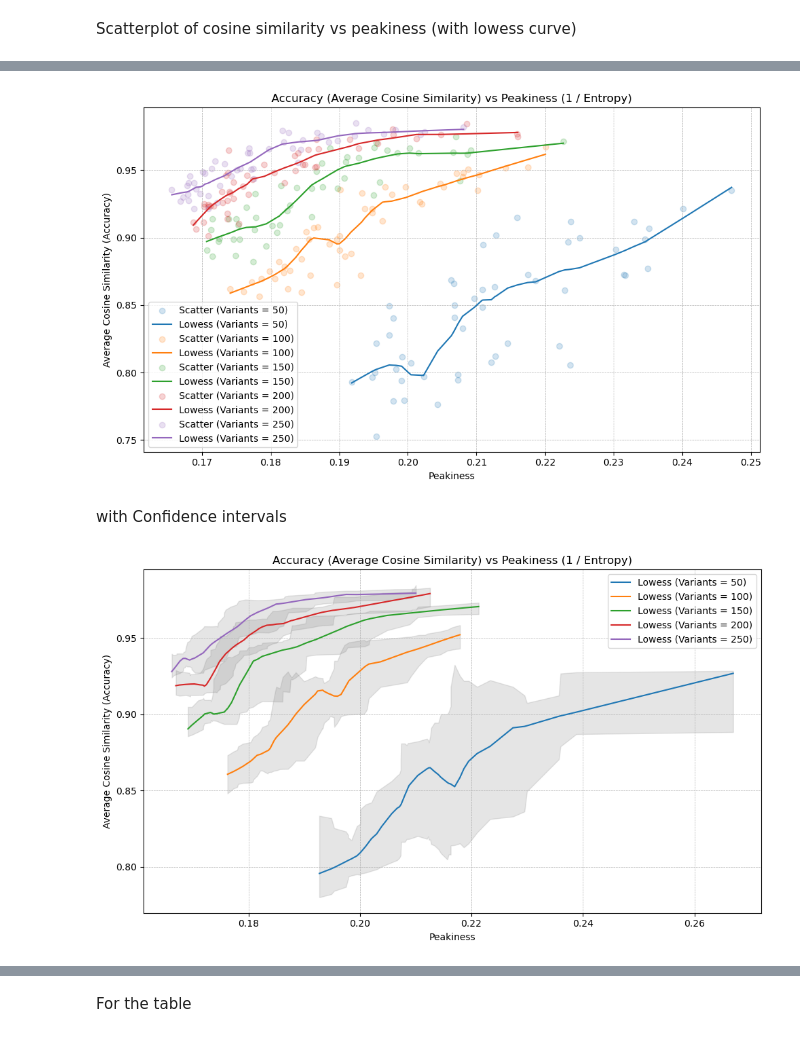
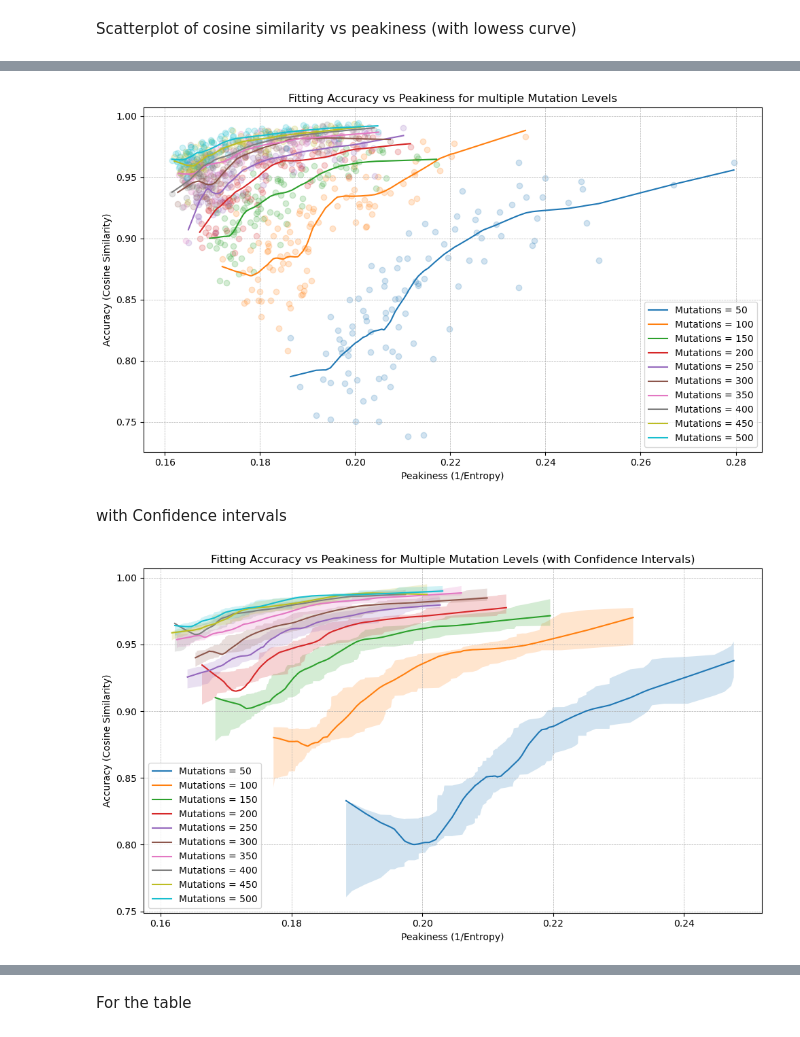
Before and after one commit to Satpat/PeakySigs, a Jupyter notebook: final_code.ipynb, the cells around one changed output, grey strips where cells are left out. Drawn from its saved outputs; the diff is of its cells as text; code cells hidden in the pictures.

```diff
--- a/final_code.ipynb
+++ b/final_code.ipynb
@@ -287,11 +276,16 @@ smoothed = lowess(cosine_sim_avg_vals, peakiness_vals)  # The frac parameter con
 
 #Plot
 plt.figure(figsize=(10, 6))
-plt.scatter(peakiness_vals, cosine_sim_avg_vals, alpha=0.7, label='Data Points')
+plt.scatter(peakiness_vals, cosine_sim_avg_vals, alpha=0.7, label='Samples')
 plt.plot(smoothed[:, 0], smoothed[:, 1], color='red', label='Lowess Smoothing')
-plt.title("Accuracy (Average Cosine Similarity) vs Peakiness (1 / Entropy)")
-plt.xlabel("Peakiness")
-plt.ylabel("Average Cosine Similarity (Accuracy)")
+#bootstrap to get the confidence intervals
+lower, upper = bootstrap_lowess(peakiness_vals, cosine_sim_avg_vals)
+
+#plot the smoothed curve and the confidence intervals
+plt.fill_between(smoothed[:, 0], lower, upper, alpha=0.2)
+plt.title("Fitting Accuracy vs Peakiness")
+plt.xlabel("Peakiness (1/Entropy)")
+plt.ylabel("Accuracy (Cosine Similarity)")
 plt.legend()
 plt.grid(True, which='both', linestyle='--', linewidth=0.5)
 plt.tight_layout()
@@ -302,78 +296,61 @@ plt.show()
 #Set up the plot
 plt.figure(figsize=(10, 6))
 
-#Loop over variants from 50 to 250 in intervals of 50
-for variants in range(50, 251, 50):
-    # Generate and process the data
+#Loop over variants from 50 to 500 in intervals of 50
+for variants in range(50, 501, 50):
+    #generate and process the data
     peakiness_vals, cosine_sim_avg_vals, _ = gather_data_peakiness_vs_accuracy_with_std(peaky_contributions, flat_contributions, df_sig, ref_sig, objective_function_l2)
 
-    # Add scatter plot with reduced opacity
-    plt.scatter(peakiness_vals, cosine_sim_avg_vals, alpha=0.2, label=f'Scatter (Variants = {variants})')
+    #add scatter plot with reduced opacity
+    plt.scatter(peakiness_vals, cosine_sim_avg_vals, alpha=0.2)
 
-    # Compute the lowess smoothed curve
+    #compute the lowess smoothed curve
     z = lowess(cosine_sim_avg_vals, peakiness_vals, frac=0.3)
 
-    # Plot the smoothed curve for the current number of variants
-    plt.plot(z[:, 0], z[:, 1], label=f'Lowess (Variants = {variants})')
+    #plot the smoothed curve for the current number of variants
+    plt.plot(z[:, 0], z[:, 1], label=f'Mutations = {variants}')
 
 #Set plot details and display
-plt.title("Accuracy (Average Cosine Similarity) vs Peakiness (1 / Entropy)")
-plt.xlabel("Peakiness")
-plt.ylabel("Average Cosine Similarity (Accuracy)")
+plt.title("Fitting Accuracy vs Peakiness for multiple Mutation Levels")
+plt.xlabel("Peakiness (1/Entropy)")
+plt.ylabel("Accuracy (Cosine Similarity)")
 plt.legend()
 plt.grid(True, which='both', linestyle='--', linewidth=0.5)
 plt.tight_layout()
 plt.show()
 # %% [output]
-[figure, old version]
+[figure, new version]
 # %% [markdown]
 with Confidence intervals
 # %%
-def bootstrap_lowess(x, y, frac=0.3, it=100, alpha=0.95):
-    bootstrapped = []
-
-    #Convert x and y to numpy arrays for indexing
-    x = np.array(x)
-    y = np.array(y)
-
-    for _ in range(it):
-        indices = np.random.choice(len(x), len(x), replace=True)
-        bootstrapped.append(lowess(y[indices], x[indices], frac=frac)[:, 1])
-
-    bootstrapped = np.array(bootstrapped)
-    lower = np.percentile(bootstrapped, (1.0 - alpha) / 2.0 * 100, axis=0)
-    upper = np.percentile(bootstrapped, (1.0 + alpha) / 2.0 * 100, axis=0)
-
-    return lower, upper
-
 #Set up the plot
 plt.figure(figsize=(10, 6))
 
-#Loop over variants from 50 to 250 in intervals of 50
-for variants in range(50, 251, 50):
+#Loop over variants from 50 to 500 in intervals of 50
+for variants in range(50, 501, 50):
     #Generate and process the data
     peakiness_vals, cosine_sim_avg_vals, _ = gather_data_peakiness_vs_accuracy_with_std(peaky_contributions, flat_contributions, df_sig, ref_sig, objective_function_l2)
 
     #Compute the lowess smoothed curve
     z = lowess(cosine_sim_avg_vals, peakiness_vals, frac=0.3)
 
     #bootstrap to get the confidence intervals
     lower, upper = bootstrap_lowess(peakiness_vals, cosine_sim_avg_vals)
 
     #plot the smoothed curve and the confidence intervals
-    plt.plot(z[:, 0], z[:, 1], label=f'Lowess (Variants = {variants})')
-    plt.fill_between(z[:, 0], lower, upper, color='gray', alpha=0.2)
+    plt.plot(z[:, 0], z[:, 1], label=f'Mutations = {variants}')
+    plt.fill_between(z[:, 0], lower, upper, alpha=0.2)
 
 #set plot details and display
-plt.title("Accuracy (Average Cosine Similarity) vs Peakiness (1 / Entropy)")
-plt.xlabel("Peakiness")
-plt.ylabel("Average Cosine Similarity (Accuracy)")
+plt.title("Fitting Accuracy vs Peakiness for Multiple Mutation Levels (with Confidence Intervals)")
+plt.xlabel("Peakiness (1/Entropy)")
+plt.ylabel("Accuracy (Cosine Similarity)")
 plt.legend()
 plt.grid(True, which='both', linestyle='--', linewidth=0.5)
 plt.tight_layout()
 plt.show()
 # %% [output]
-[figure, old version]
+[figure, new version]
 # %%
 #Gathering the data for cosine similarity with standard deviations in a range
 variant_counts, cosine_sim_avg, cosine_sim_std = gather_data_for_variants_range_with_std_cosine(50, 500, 50, base_contributions, df_sig, ref_sig, objective_function_l2)
```
Also changed, not shown: parts of 12 cells of this notebook, 1 other file.
